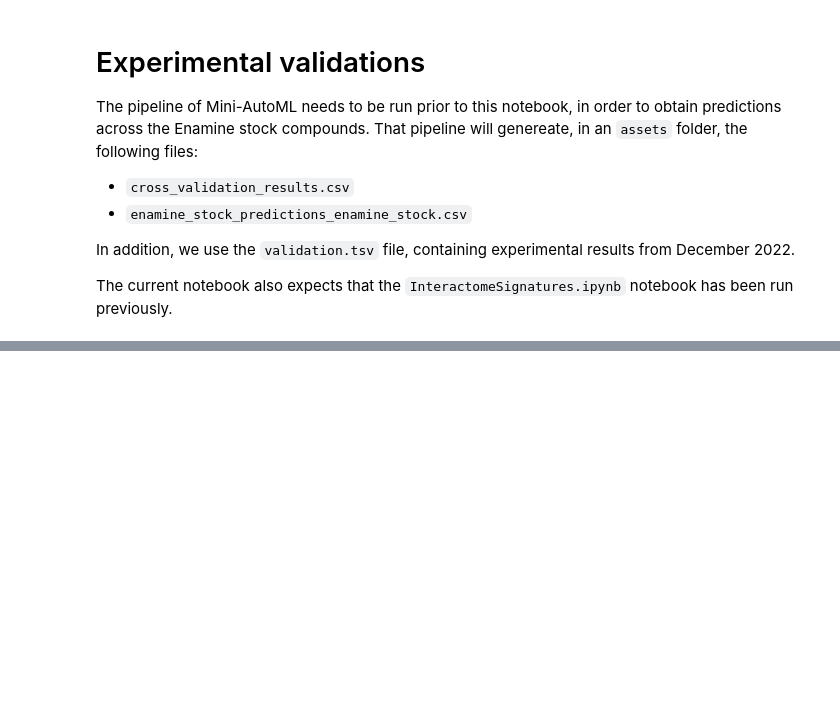
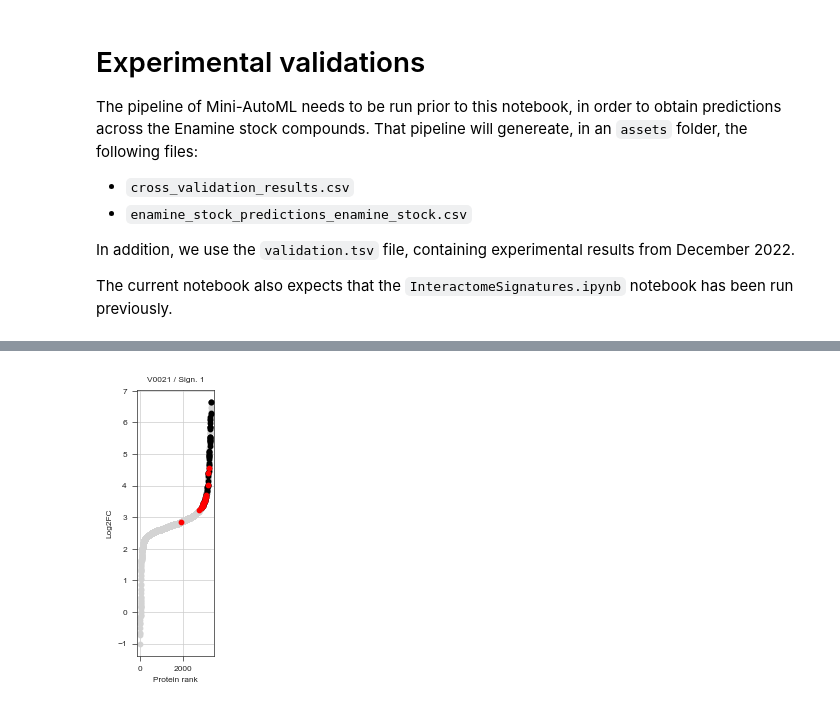
Before and after one commit to ligand-discovery/interactome-signatures, a Jupyter notebook: notebooks/Validations.ipynb, the cells around one changed output, grey strips where cells are left out. Cells and saved outputs as stored; diff of their text form; code cells hidden in the pictures; blank space fills up the shorter version.

```diff
--- a/notebooks/Validations.ipynb
+++ b/notebooks/Validations.ipynb
@@ -480,0 +583,7 @@ correlation_plots(W, sufix="top")
+# %%
+fig, axs = stylia.create_figure(1,1, width=1)
+
+ax = axs.next()
+individual_validation_plot_from_cemm(ax, "V0021", 1)
+# %% [output]
+[figure, added]
```
Also changed, not shown: parts of 21 cells of this notebook.
